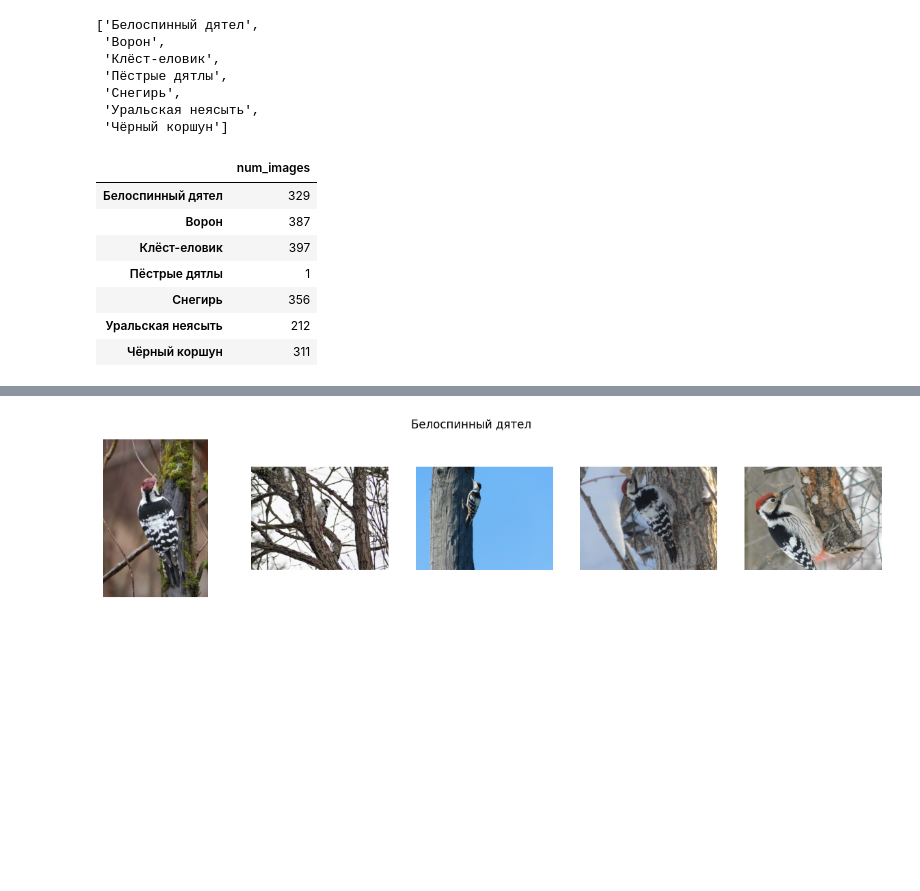
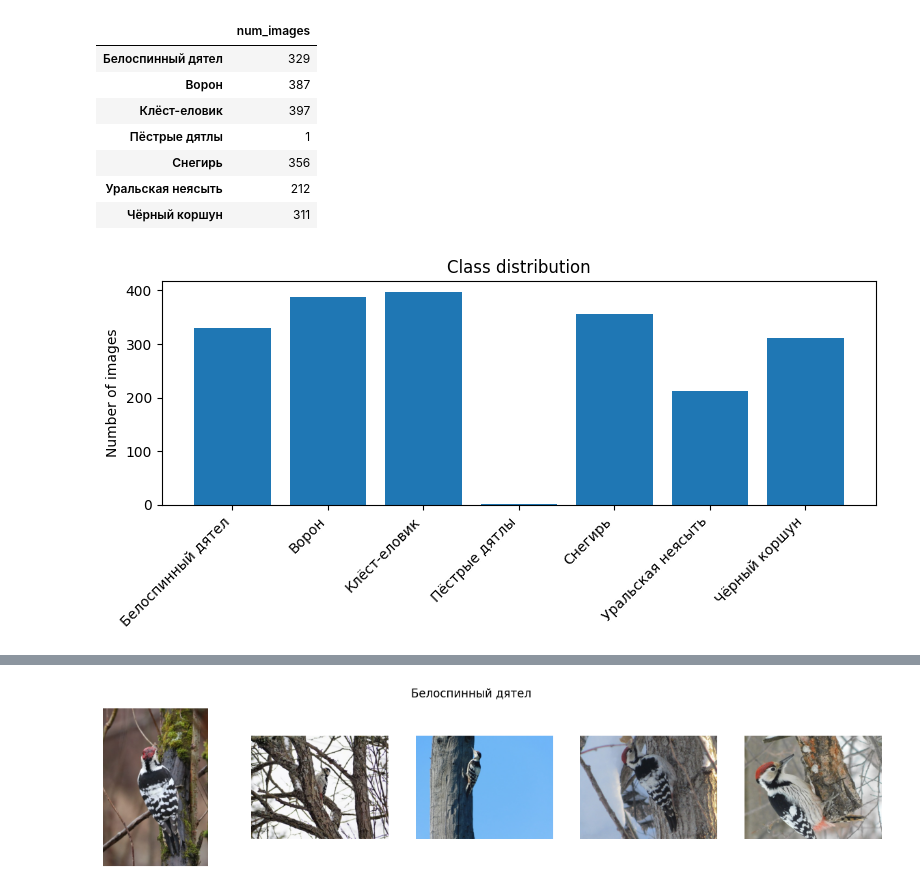
Before and after one commit to hysterria/Naturalist, a Jupyter notebook: main.ipynb, the cells around one changed output, grey strips where cells are left out. Cells and saved outputs as stored; diff of their text form; code cells hidden in the pictures; blank space fills up the shorter version.

```diff
--- a/main.ipynb
+++ b/main.ipynb
@@ -13,12 +14,10 @@ from torch.utils.data import DataLoader
 # %%
-PROJECT_ROOT = Path("..")
+PROJECT_ROOT = Path.cwd()
 
-# Сырые данные (под контролем DVC)
-RAW_DATA_DIR = Path("data") / "images"
-
-
-# Подготовленные данные (НОВАЯ версия датасета → тоже DVC)
+RAW_DATA_DIR = PROJECT_ROOT / "data" / "images"
 PREPARED_DATA_DIR = PROJECT_ROOT / "data" / "prepared"
 
 RANDOM_SEED = 42
 random.seed(RANDOM_SEED)
+
+RAW_DATA_DIR
@@ -25,28 +37,33 @@ random.seed(RANDOM_SEED)
 # %%
 classes = sorted([d.name for d in RAW_DATA_DIR.iterdir() if d.is_dir()])
-classes
+
+class_counts = {
+    cls: len(list((RAW_DATA_DIR / cls).glob("*")))
+    for cls in classes
+}
+
+class_counts_df = pd.DataFrame.from_dict(
+    class_counts, orient="index", columns=["num_images"]
+)
+
+class_counts_df
 # %% [output]
-['Белоспинный дятел',
- 'Ворон',
- 'Клёст-еловик',
- 'Пёстрые дятлы',
- 'Снегирь',
- 'Уральская неясыть',
- 'Чёрный коршун']
+|  | num_images |
+| Белоспинный дятел | 329 |
+| Ворон | 387 |
+| Клёст-еловик | 397 |
+| Пёстрые дятлы | 1 |
+| Снегирь | 356 |
+| Уральская неясыть | 212 |
+| Чёрный коршун | 311 |
 # %%
-class_counts = {
-    cls: len(list((RAW_DATA_DIR / cls).glob("*")))
-    for cls in classes
-}
-
-pd.DataFrame.from_dict(class_counts, orient="index", columns=["num_images"])
+plt.figure(figsize=(8, 4))
+plt.bar(class_counts_df.index, class_counts_df["num_images"])
+plt.xticks(rotation=45, ha="right")
+plt.ylabel("Number of images")
+plt.title("Class distribution")
+plt.tight_layout()
+plt.show()
 # %% [output]
-|  | num_images |
-| Белоспинный дятел | 329 |
-| Ворон | 387 |
-| Клёст-еловик | 397 |
-| Пёстрые дятлы | 1 |
-| Снегирь | 356 |
-| Уральская неясыть | 212 |
-| Чёрный коршун | 311 |
+[figure, added]
 # %%
```
Also changed, not shown: parts of 29 cells of this notebook, 3 other files.
